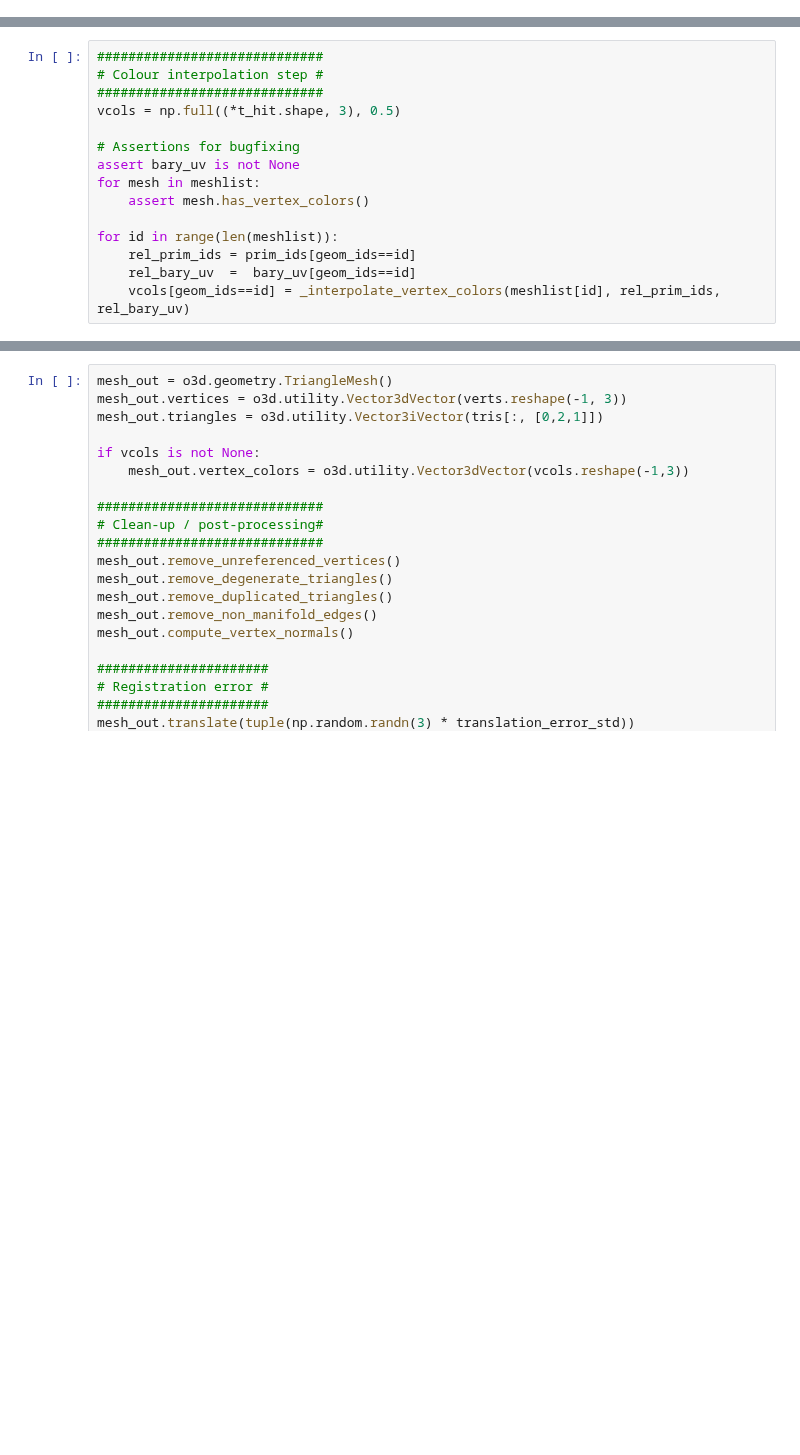
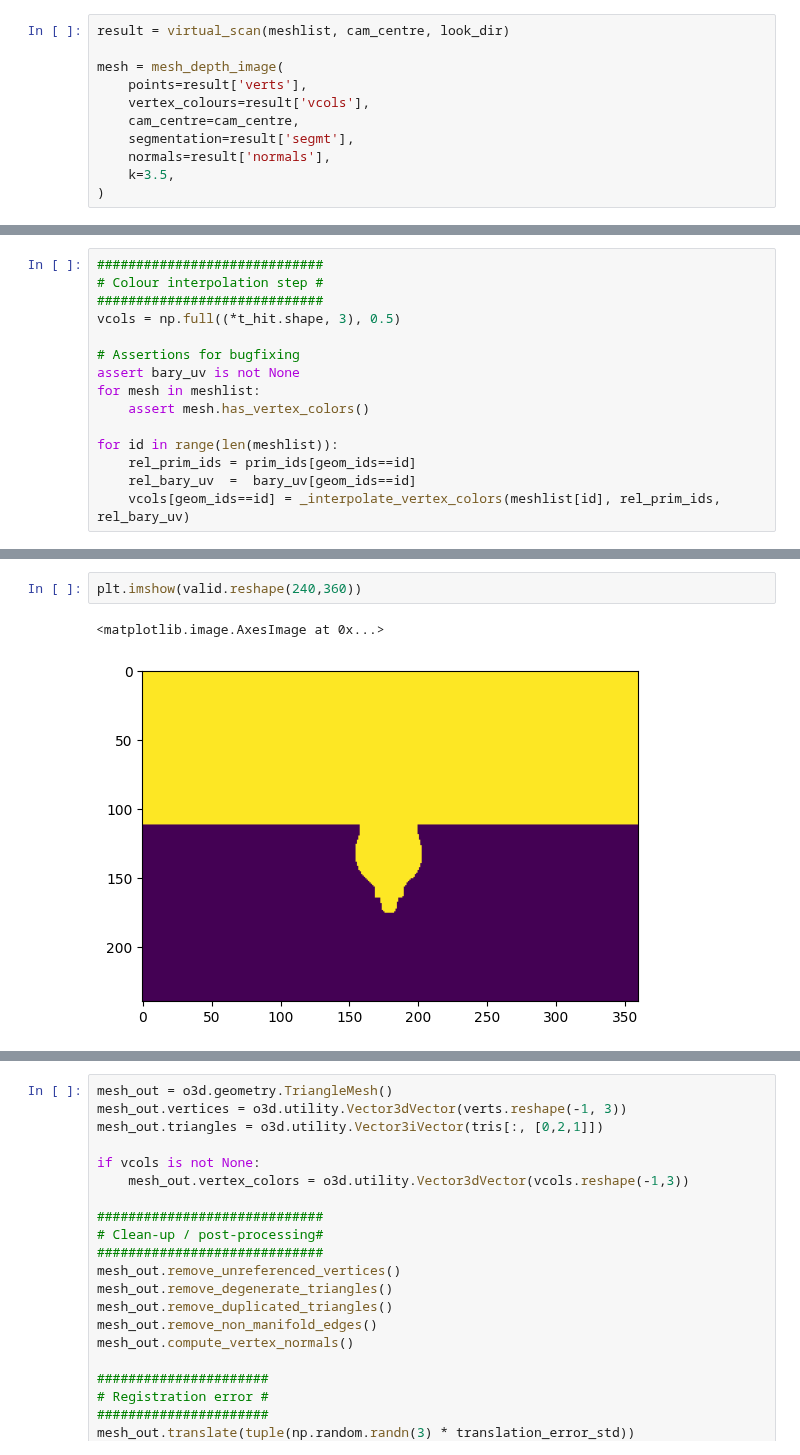
Before and after one commit to 10Electra/MSc-Project, a Jupyter notebook: notebooks/rgbd_sandbox.ipynb, the cells around one changed output, grey strips where cells are left out. Cells and saved outputs as stored; diff of their text form; blank space fills up the shorter version.

```diff
--- a/notebooks/rgbd_sandbox.ipynb
+++ b/notebooks/rgbd_sandbox.ipynb
@@ -65,0 +72,11 @@ k: float = 3.0
+# %%
+result = virtual_scan(meshlist, cam_centre, look_dir)
+
+mesh = mesh_depth_image(
+    points=result['verts'],
+    vertex_colours=result['vcols'],
+    cam_centre=cam_centre,
+    segmentation=result['segmt'],
+    normals=result['normals'],
+    k=3.5,
+)
@@ -124,0 +311,5 @@ for id in range(len(meshlist)):
+# %%
+plt.imshow(valid.reshape(240,360))
+# %% [output]
+<matplotlib.image.AxesImage at 0x...>
+[figure, added]
```
Also changed, not shown: parts of 9 cells of this notebook, 1 other file.
